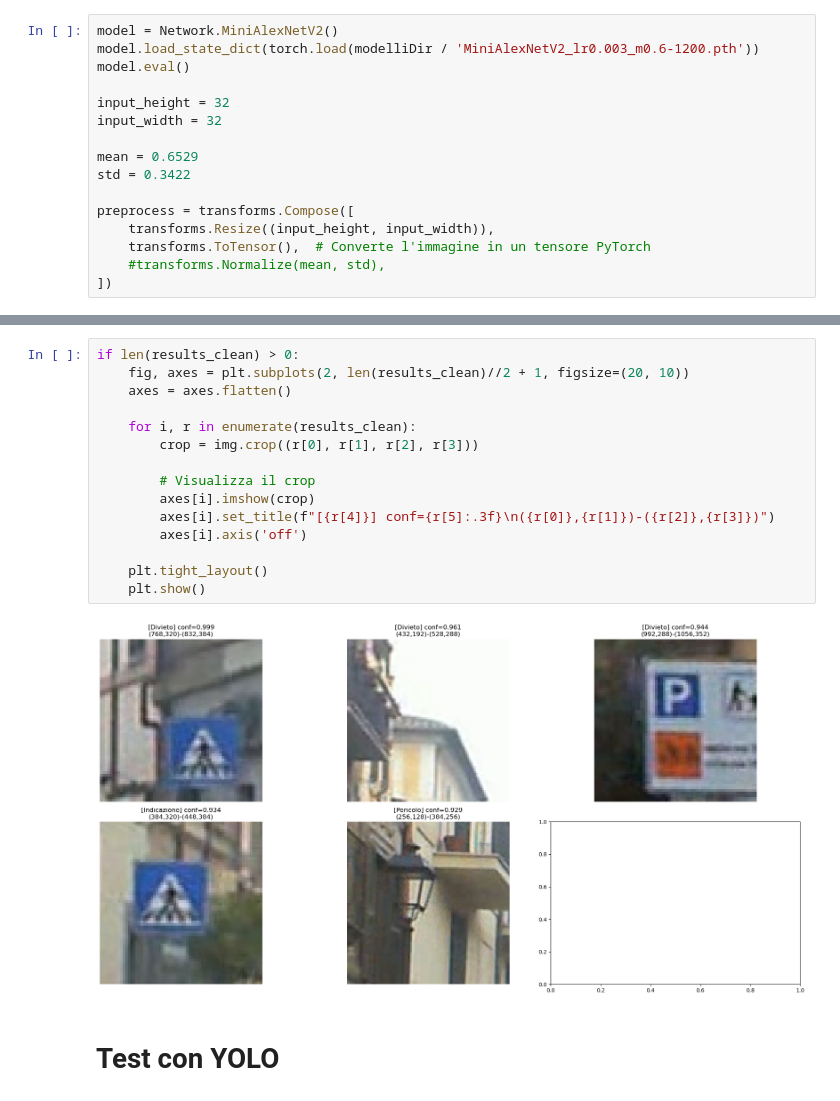
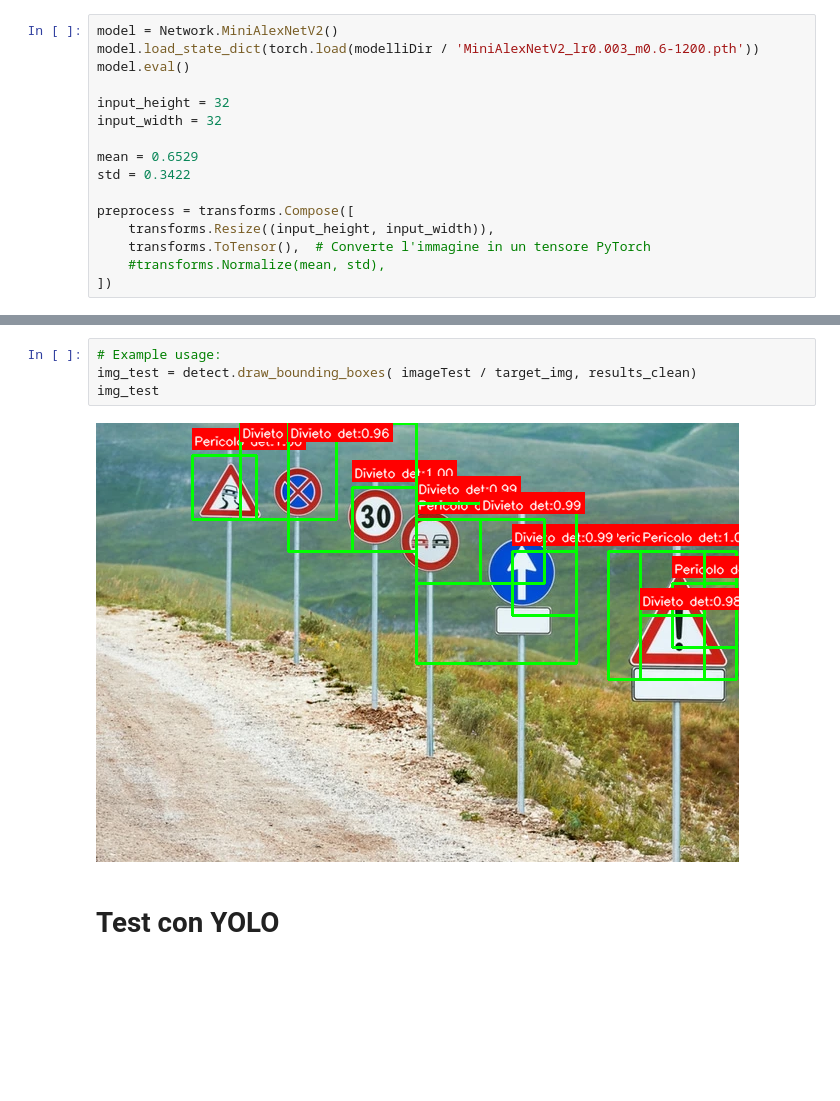
Before and after one commit to gorgons97/MachineLearning_Unict, a Jupyter notebook: test_reale.ipynb, the cells around one changed output, grey strips where cells are left out. Drawn from its saved outputs; the diff is of its cells as text; blank space fills up the shorter version.

```diff
--- a/test_reale.ipynb
+++ b/test_reale.ipynb
@@ -137,20 +140,9 @@ Prima di NMS: 8 — Dopo NMS: 5
-# %%
-if len(results_clean) > 0:
-    fig, axes = plt.subplots(2, len(results_clean)//2 + 1, figsize=(20, 10))
-    axes = axes.flatten()
-
-    for i, r in enumerate(results_clean):
-        crop = img.crop((r[0], r[1], r[2], r[3]))
-
-        # Visualizza il crop
-        axes[i].imshow(crop)
-        axes[i].set_title(f"[{r[4]}] conf={r[5]:.3f}\n({r[0]},{r[1]})-({r[2]},{r[3]})")
-        axes[i].axis('off')
-
-    plt.tight_layout()
-    plt.show()
-# %% [output]
-[figure, removed]
+# %%
+# Example usage:
+img_test = detect.draw_bounding_boxes( imageTest / target_img, results_clean)
+img_test
+# %% [output]
+[figure, added]
 # %% [markdown]
 <H1>Test con YOLO</H1>
 # %%
```
Also changed, not shown: parts of 6 cells of this notebook, 17 other files.
